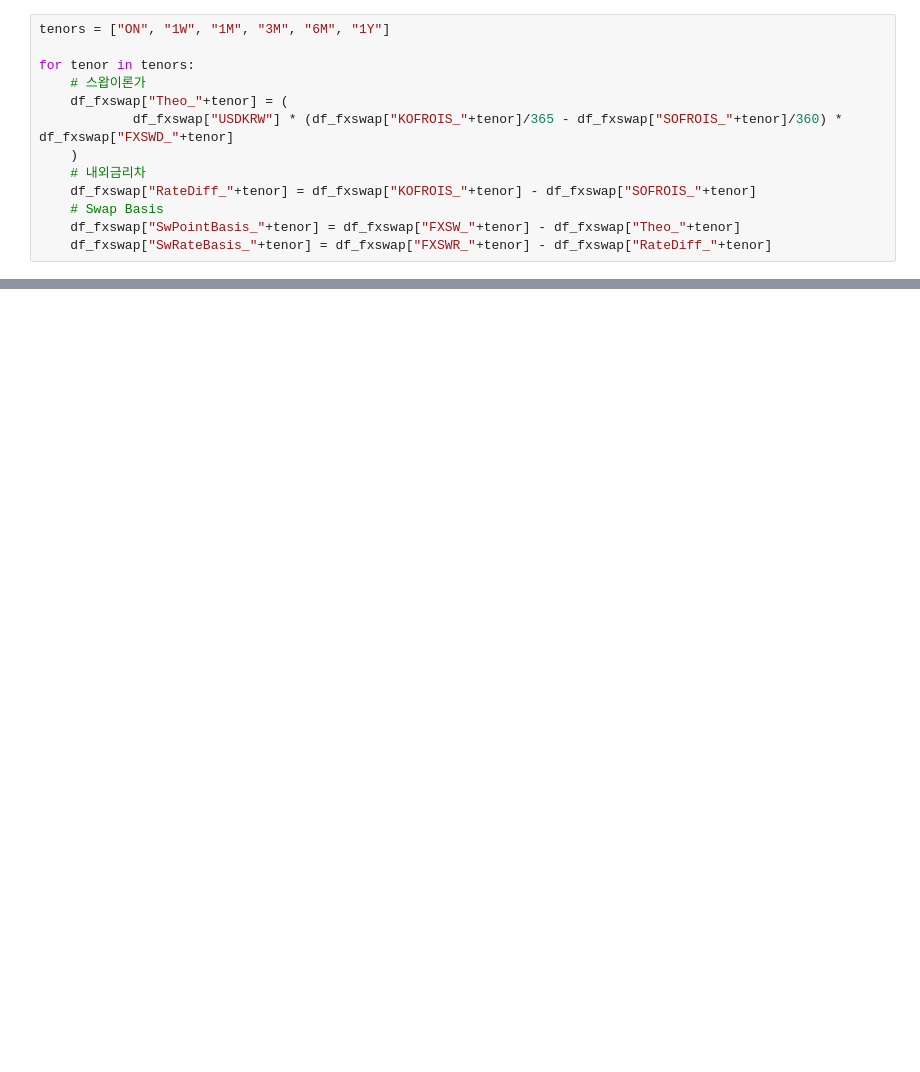
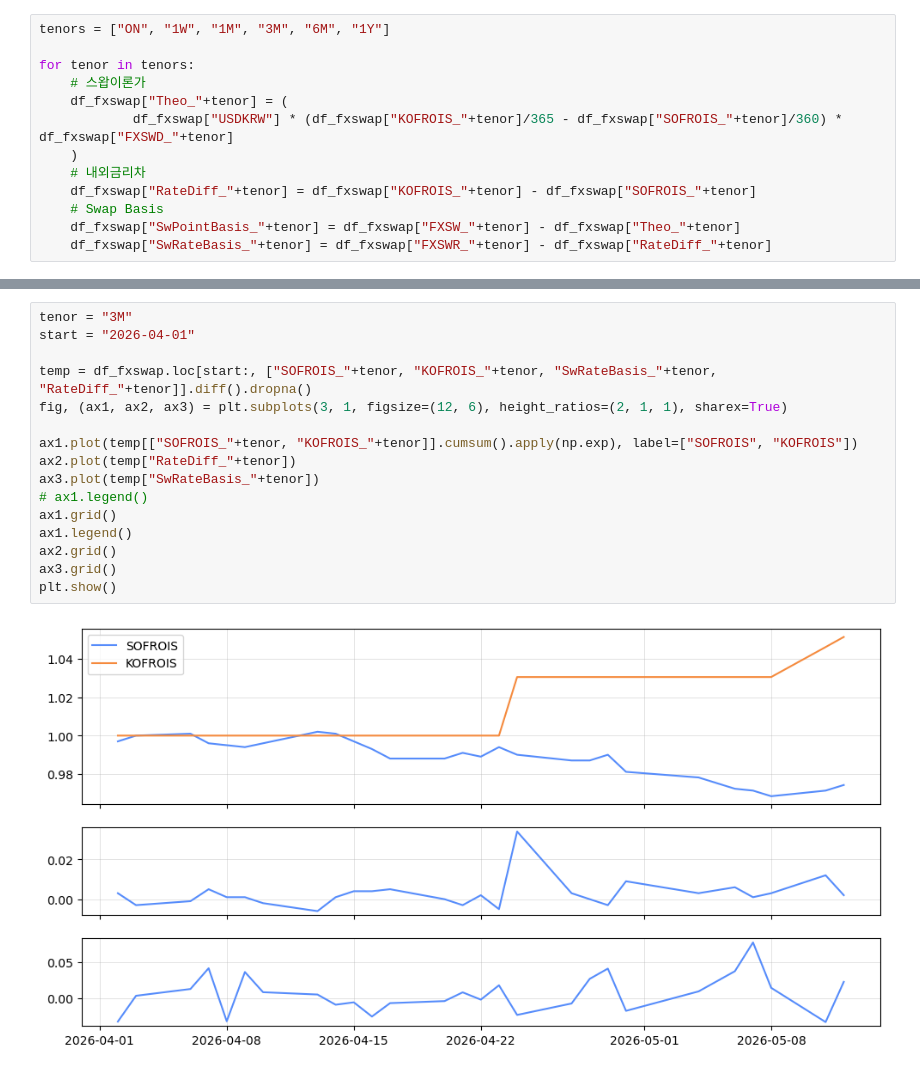
Before and after one commit to dkunyoon/dashboard, a Jupyter notebook: basis_analysis.ipynb, the cells around one changed output, grey strips where cells are left out. Drawn from its saved outputs; the diff is of its cells as text; blank space fills up the shorter version.

```diff
--- a/basis_analysis.ipynb
+++ b/basis_analysis.ipynb
@@ -192,3 +231,21 @@ df_fxswap[["FXSWR_1M", "FXSWR_3M"]].plot()
+# %%
+tenor = "3M"
+start = "2026-04-01"
+
+temp = df_fxswap.loc[start:, ["SOFROIS_"+tenor, "KOFROIS_"+tenor, "SwRateBasis_"+tenor, "RateDiff_"+tenor]].diff().dropna()
+fig, (ax1, ax2, ax3) = plt.subplots(3, 1, figsize=(12, 6), height_ratios=(2, 1, 1), sharex=True)
+
+ax1.plot(temp[["SOFROIS_"+tenor, "KOFROIS_"+tenor]].cumsum().apply(np.exp), label=["SOFROIS", "KOFROIS"])
+ax2.plot(temp["RateDiff_"+tenor])
+ax3.plot(temp["SwRateBasis_"+tenor])
+# ax1.legend()
+ax1.grid()
+ax1.legend()
+ax2.grid()
+ax3.grid()
+plt.show()
+# %% [output]
+[figure, added]
 # %%
 from plotly.subplots import make_subplots
 import plotly.graph_objects as go
```
Also changed, not shown: parts of 11 cells of this notebook.
